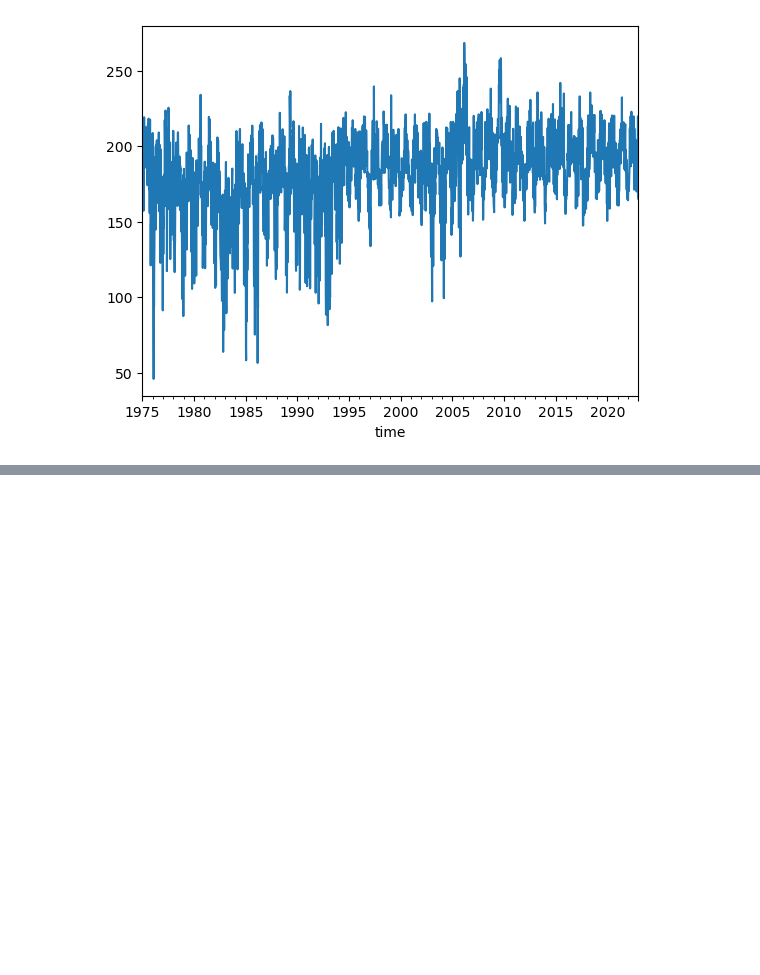
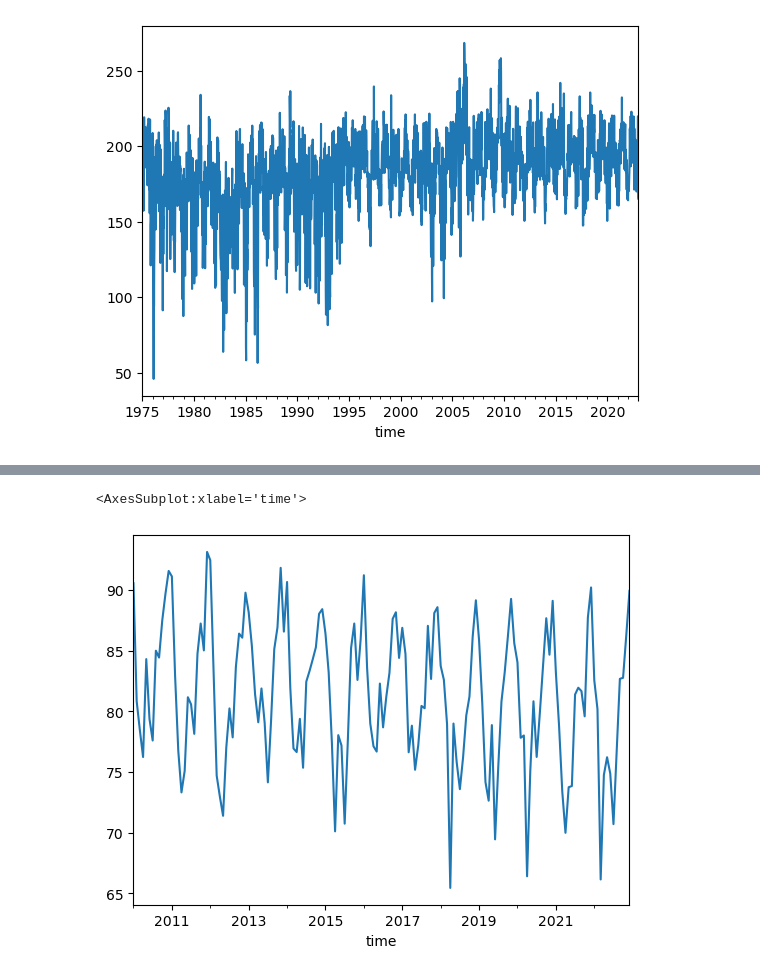
Before and after one commit to DiarmuidKelly/weather-patterns, a Jupyter notebook: main.ipynb, the cells around one changed output, grey strips where cells are left out. Cells and saved outputs as stored; diff of their text form; code cells hidden in the pictures; blank space fills up the shorter version.

```diff
--- a/main.ipynb
+++ b/main.ipynb
@@ -69,0 +105,5 @@ df.plot()
+# %%
+temp_df[(temp_df.index > '2010-1-1')]["Rel.Humidity"].groupby(pd.Grouper(freq='M')).mean().plot()
+# %% [output]
+<AxesSubplot:xlabel='time'>
+[figure, added]
```
Also changed, not shown: parts of 9 cells of this notebook, 1 other file.
